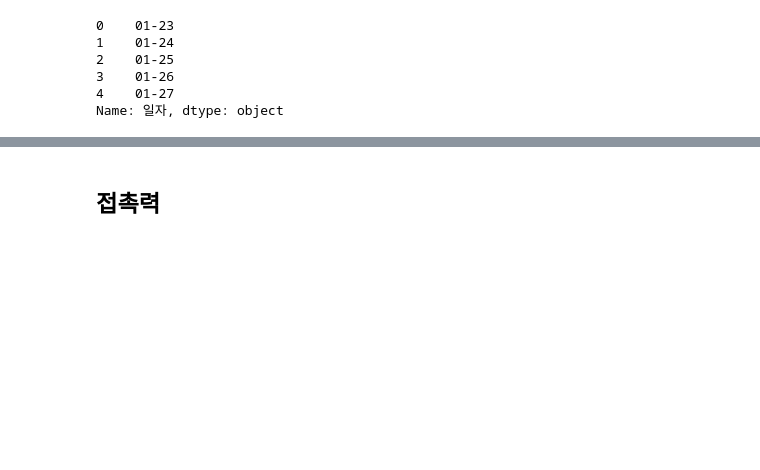
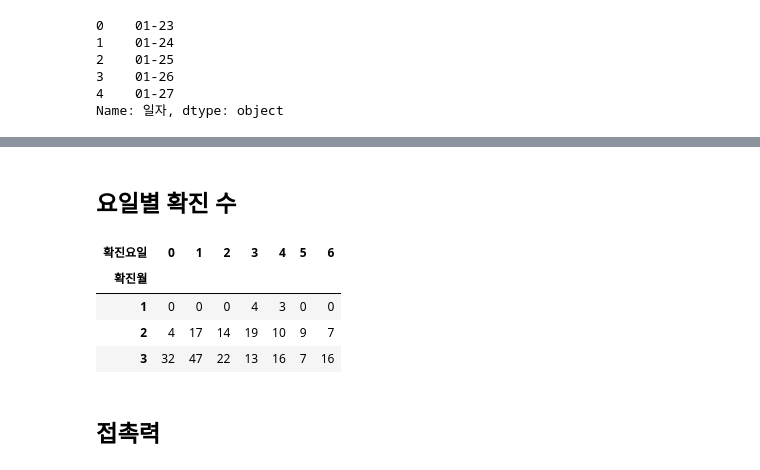
Before and after one commit to corazzon/COVID-19-eda, a Jupyter notebook: 06-seoul-covid-19-eda.ipynb, the cells around one changed output, grey strips where cells are left out. Cells and saved outputs as stored; diff of their text form; code cells hidden in the pictures; blank space fills up the shorter version.

```diff
--- a/06-seoul-covid-19-eda.ipynb
+++ b/06-seoul-covid-19-eda.ipynb
@@ -231,3 +249,14 @@ sns.barplot(data=all_day, x="일자", y="연번")
+# %% [markdown]
+## 요일별 확진 수
+# %%
+all_day_week = all_day.groupby(["확진월", "확진요일"])["확진수"].sum().unstack()
+all_day_week.style.background_gradient(cmap='PuBu')
+# %% [output]
+| 확진요일 | 0 | 1 | 2 | 3 | 4 | 5 | 6 |
+| 확진월 |  |  |  |  |  |  |  |
+| 1 | 0 | 0 | 0 | 4 | 3 | 0 | 0 |
+| 2 | 4 | 17 | 14 | 19 | 10 | 9 | 7 |
+| 3 | 32 | 47 | 22 | 13 | 16 | 7 | 16 |
 # %% [markdown]
 ## 접촉력
 # %%
```
Also changed, not shown: parts of 28 cells of this notebook.
